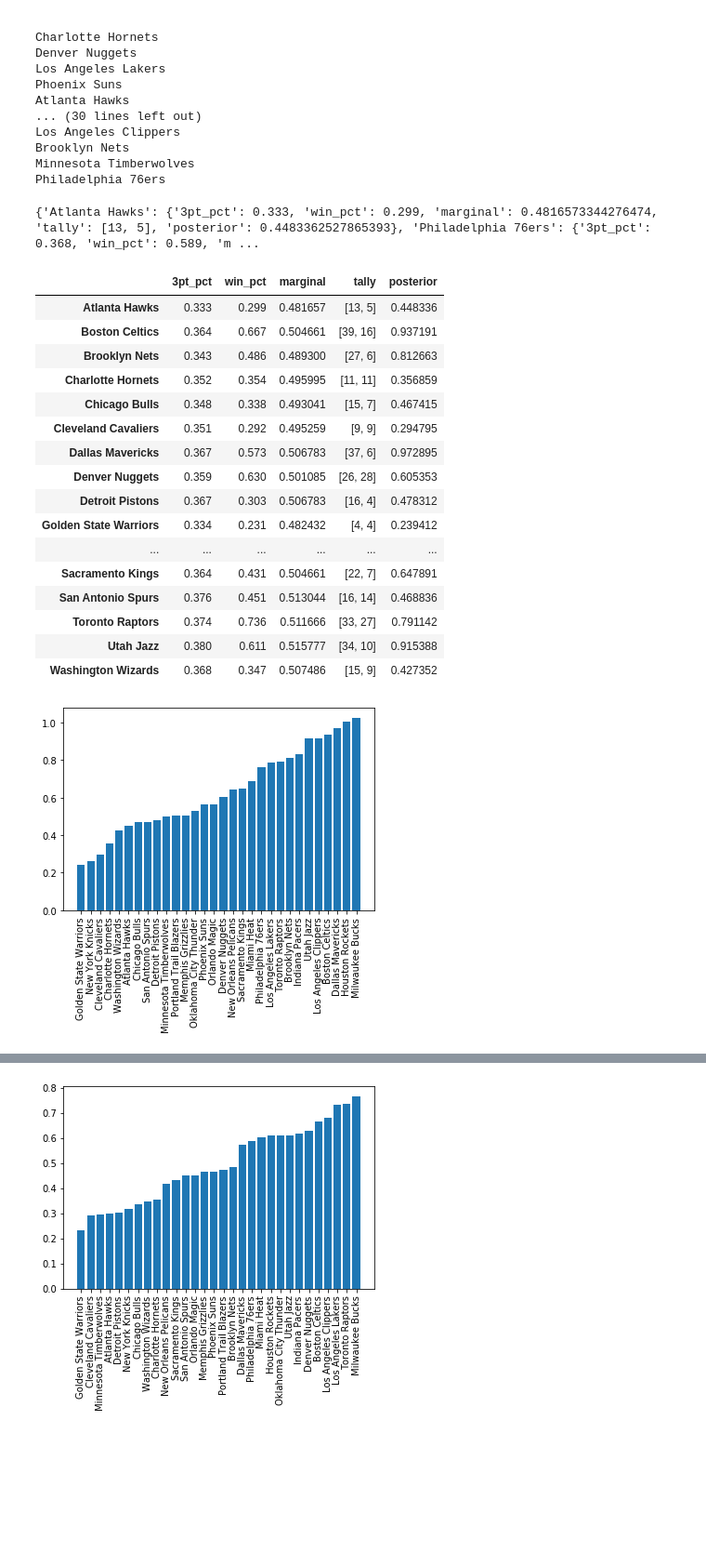
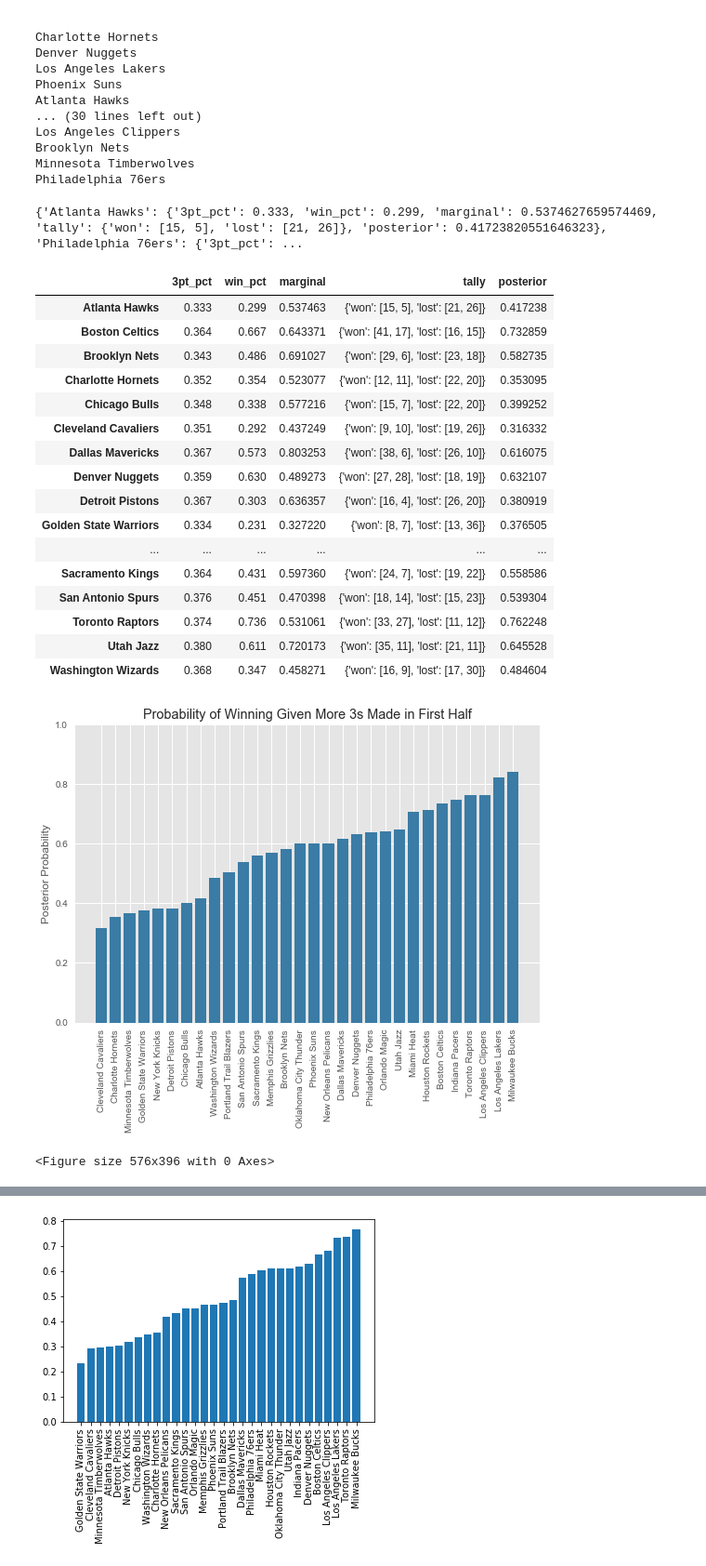
Before and after one commit to sevans09/bayesian-basketball, a Jupyter notebook: scraping.ipynb, the cells around one changed output, grey strips where cells are left out. Shown at 93% size. Drawn from its saved outputs; the diff is of its cells as text; code cells hidden in the pictures; blank space fills up the shorter version.

```diff
--- a/scraping.ipynb
+++ b/scraping.ipynb
@@ -56,8 +57,8 @@ def get_scores_and_pbp(team, page):
     df = df[~df[cols[0]].isin(['1st Q', '2nd Q', '3rd Q', '4th Q'])]
     df = df.iloc[1:, ]
     t = soup.title.string
-    visitor = t[:(t.find("at")-1)].strip()
-    home = t[(t.find("at")+2):(t.find("Play")-1)].strip()
+    visitor = t[:(t.find(" at "))].strip()
+    home = t[(t.find(" at ")+4):(t.find("Play")-1)].strip()
     df.columns = [visitor, home]
     won = True if (team == home and b_score > a_score) or (team == visitor and a_score > b_score) else False
     return won, df
@@ -76,12 +77,18 @@ def get_threes(cols, plays):
         if re.match(r'^(?=.*?\bmakes 3-pt\b).*$', event[1]):
             threes[event[0]] += 1
     return threes
+# %%
+def get_key(boool):
+    if boool:
+        return "won"
+    else:
+        return "lost"
 # %%
 def get_three_tally_by_team(team_info):
     folder_path = './box_links'
     for filename in glob.glob(os.path.join(folder_path, '*box_links.txt')):
         with open(filename, 'r') as f:
-            tally = [0, 0]
+            tally = {'won': [0, 0], 'lost': [0, 0]}
             pages = [s.strip() for s in list(f.readlines())]
             team = pages[0]
             print(team)
@@ -93,8 +100,6 @@ def get_three_tally_by_team(team_info):
                 page = page[:str_idx] + "pbp/" + page[str_idx:]
                 try:
                     won, df = get_scores_and_pbp(team, page)
-                    if not won:
-                        continue
                     plays = get_merged_plays(df)
                     threes = get_threes(df.columns, plays)
                     try:
@@ -102,11 +107,11 @@ def get_three_tally_by_team(team_info):
                             if t != team:
                                 opponent = t
                         if (threes[team] >= threes[opponent]):
-                            tally[0] += 1
+                            tally[get_key(won)][0] += 1
                         else:
-                            tally[1] += 1
+                            tally[get_key(won)][1] += 1
                     except:
-                        print("uh oh")
+                        print("uh oh", team, opponent, page)
                 except:
                     print("aight bet")
                     print()
@@ -137,10 +142,11 @@ def bayes(team_info):
     # EXAMPLE: print(((tally[0] / sum(tally)) * jazz_win_rate)/0.54)
     for key in team_info.keys():
         try:
-            likelihood = (team_info[key]['tally'][0] / sum(team_info[key]['tally']))
+            likelihood = (team_info[key]['tally']['won'][0] / sum(team_info[key]['tally']['won']))
             prior = team_info[key]['win_pct']
-            marginal = team_info[key]['marginal']
+            marginal = (likelihood * prior) + ((team_info[key]['tally']['lost'][0] / sum(team_info[key]['tally']['lost'])) * (1 - prior))
             posterior = (likelihood * prior) / marginal
+            team_info[key]['marginal'] = marginal
             team_info[key]['posterior'] = posterior
         except:
             print(key)
@@ -149,36 +155,43 @@ def bayes(team_info):
 team_info = bayes(team_info)
 print(team_info)
 # %% [output]
-{'Atlanta Hawks': {'3pt_pct': 0.333, 'win_pct': 0.299, 'marginal': 0.4816573344276474, 'tally': [13, 5], 'posterior': 0.4483362527865393}, 'Philadelphia 76ers': {'3pt_pct': 0.368, 'win_pct': 0.589, 'm ...
+{'Atlanta Hawks': {'3pt_pct': 0.333, 'win_pct': 0.299, 'marginal': 0.5374627659574469, 'tally': {'won': [15, 5], 'lost': [21, 26]}, 'posterior': 0.41723820551646323}, 'Philadelphia 76ers': {'3pt_pct': ...
 # %%
 df = pd.DataFrame.from_dict(team_info, orient='index')
 df
 # %% [output]
 |  | 3pt_pct | win_pct | marginal | tally | posterior |
-| Atlanta Hawks | 0.333 | 0.299 | 0.481657 | [13, 5] | 0.448336 |
-| Boston Celtics | 0.364 | 0.667 | 0.504661 | [39, 16] | 0.937191 |
-| Brooklyn Nets | 0.343 | 0.486 | 0.489300 | [27, 6] | 0.812663 |
-| Charlotte Hornets | 0.352 | 0.354 | 0.495995 | [11, 11] | 0.356859 |
-| Chicago Bulls | 0.348 | 0.338 | 0.493041 | [15, 7] | 0.467415 |
-| Cleveland Cavaliers | 0.351 | 0.292 | 0.495259 | [9, 9] | 0.294795 |
-| Dallas Mavericks | 0.367 | 0.573 | 0.506783 | [37, 6] | 0.972895 |
-| Denver Nuggets | 0.359 | 0.630 | 0.501085 | [26, 28] | 0.605353 |
-| Detroit Pistons | 0.367 | 0.303 | 0.506783 | [16, 4] | 0.478312 |
-| Golden State Warriors | 0.334 | 0.231 | 0.482432 | [4, 4] | 0.239412 |
+| Atlanta Hawks | 0.333 | 0.299 | 0.537463 | {'won': [15, 5], 'lost': [21, 26]} | 0.417238 |
+| Boston Celtics | 0.364 | 0.667 | 0.643371 | {'won': [41, 17], 'lost': [16, 15]} | 0.732859 |
+| Brooklyn Nets | 0.343 | 0.486 | 0.691027 | {'won': [29, 6], 'lost': [23, 18]} | 0.582735 |
+| Charlotte Hornets | 0.352 | 0.354 | 0.523077 | {'won': [12, 11], 'lost': [22, 20]} | 0.353095 |
+| Chicago Bulls | 0.348 | 0.338 | 0.577216 | {'won': [15, 7], 'lost': [22, 20]} | 0.399252 |
+| Cleveland Cavaliers | 0.351 | 0.292 | 0.437249 | {'won': [9, 10], 'lost': [19, 26]} | 0.316332 |
+| Dallas Mavericks | 0.367 | 0.573 | 0.803253 | {'won': [38, 6], 'lost': [26, 10]} | 0.616075 |
+| Denver Nuggets | 0.359 | 0.630 | 0.489273 | {'won': [27, 28], 'lost': [18, 19]} | 0.632107 |
+| Detroit Pistons | 0.367 | 0.303 | 0.636357 | {'won': [16, 4], 'lost': [26, 20]} | 0.380919 |
+| Golden State Warriors | 0.334 | 0.231 | 0.327220 | {'won': [8, 7], 'lost': [13, 36]} | 0.376505 |
 | ... | ... | ... | ... | ... | ... |
-| Sacramento Kings | 0.364 | 0.431 | 0.504661 | [22, 7] | 0.647891 |
-| San Antonio Spurs | 0.376 | 0.451 | 0.513044 | [16, 14] | 0.468836 |
-| Toronto Raptors | 0.374 | 0.736 | 0.511666 | [33, 27] | 0.791142 |
-| Utah Jazz | 0.380 | 0.611 | 0.515777 | [34, 10] | 0.915388 |
-| Washington Wizards | 0.368 | 0.347 | 0.507486 | [15, 9] | 0.427352 |
+| Sacramento Kings | 0.364 | 0.431 | 0.597360 | {'won': [24, 7], 'lost': [19, 22]} | 0.558586 |
+| San Antonio Spurs | 0.376 | 0.451 | 0.470398 | {'won': [18, 14], 'lost': [15, 23]} | 0.539304 |
+| Toronto Raptors | 0.374 | 0.736 | 0.531061 | {'won': [33, 27], 'lost': [11, 12]} | 0.762248 |
+| Utah Jazz | 0.380 | 0.611 | 0.720173 | {'won': [35, 11], 'lost': [21, 11]} | 0.645528 |
+| Washington Wizards | 0.368 | 0.347 | 0.458271 | {'won': [16, 9], 'lost': [17, 30]} | 0.484604 |
 # %%
 y = []
 for key in team_info.keys():
     y.append(team_info[key]['posterior'])
 x = list(team_info.keys())
 y, x = zip(*sorted(zip(y, x)))
-plt.bar(x, y)
+fig = plt.figure()
+plt.bar(x, y, color='#3a7ca5')
+plt.ylim([0, 1])
 plt.xticks(rotation=90)
+plt.ylabel('Posterior Probability')
+plt.title('Probability of Winning Given More 3s Made in First Half')
 plt.show()
+plt.tight_layout()
+fig.savefig('./posterior_plot_all_teams.png', bbox_inches='tight')
 # %% [output]
-[figure, old version]
+[figure, new version]
+<Figure size 576x396 with 0 Axes>
```
Also changed, not shown: parts of 3 cells of this notebook, 5 other files.
